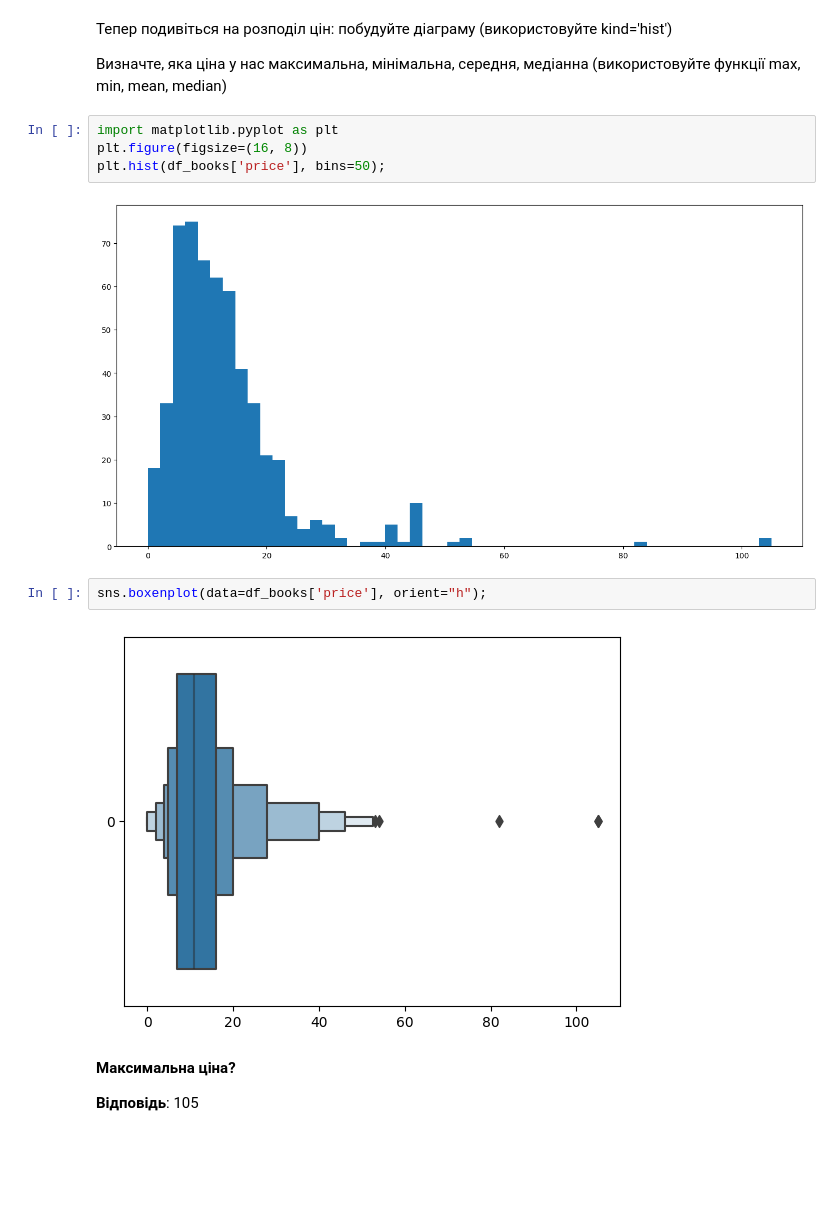
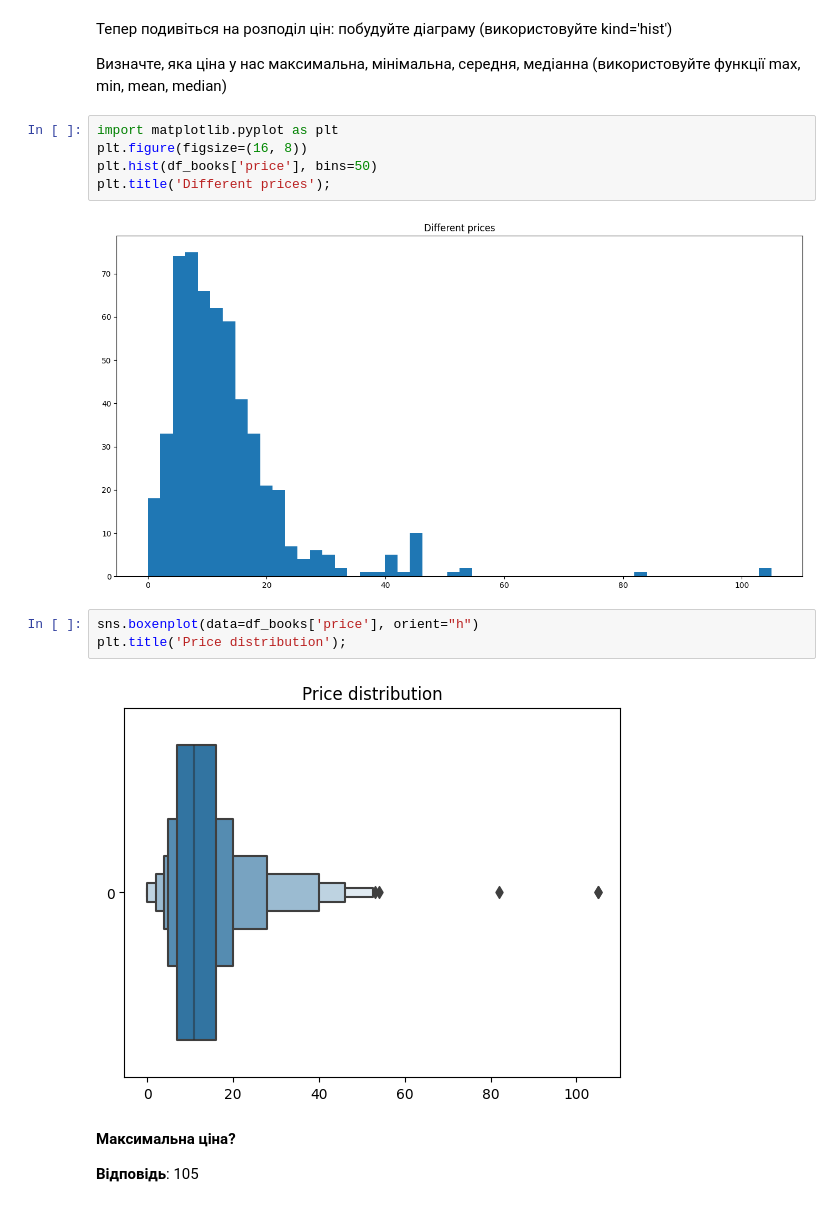
Before and after one commit to olhaishchenko/-data_science, a Jupyter notebook: Hw2_3.ipynb, the cells around one changed output. Saved outputs shown, nothing was run; the diff lists cells and outputs as text; blank space fills up the shorter version.

```diff
--- a/Hw2_3.ipynb
+++ b/Hw2_3.ipynb
@@ -72,13 +72,15 @@ array(['Non Fiction', 'Fiction'], dtype=object)
 # %%
 import matplotlib.pyplot as plt
 plt.figure(figsize=(16, 8))
-plt.hist(df_books['price'], bins=50);
+plt.hist(df_books['price'], bins=50)
+plt.title('Different prices');
 # %% [output]
-[figure, old version]
+[figure, new version]
 # %%
-sns.boxenplot(data=df_books['price'], orient="h");
+sns.boxenplot(data=df_books['price'], orient="h")
+plt.title('Price distribution');
 # %% [output]
-[figure, old version]
+[figure, new version]
 # %% [markdown]
 **Максимальна ціна?**
 
```
Also changed, not shown: parts of 3 cells of this notebook.
